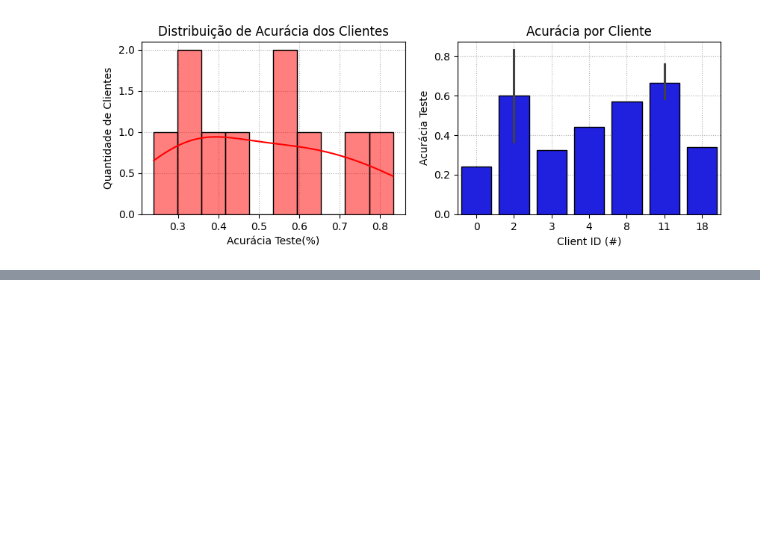
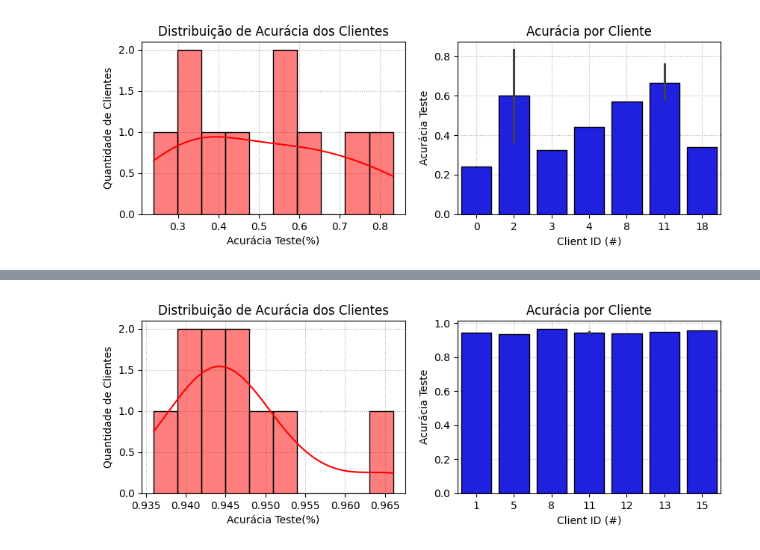
Before and after one commit to samuelpsouza/distributed-computing, a Jupyter notebook: lab09/cross_device.ipynb, the cells around one changed output, grey strips where cells are left out. Drawn from its saved outputs; the diff is of its cells as text; code cells hidden in the pictures; blank space fills up the shorter version.

```diff
--- a/lab09/cross_device.ipynb
+++ b/lab09/cross_device.ipynb
@@ -494,0 +614,18 @@ for _ in range(2):
+# %%
+fig, ax = plt.subplots(1, 2, figsize=(10, 3))
+sns.histplot(x=df_test['acc'].values[-10:], kde=True, color='r', bins=10, ax=ax[0])
+sns.barplot(x=df_test['cid'].values[-10:], y=df_test['acc'].values[-10:], color='b', ec='k', ax=ax[1])
+
+ax[0].set_title('Distribuição de Acurácia dos Clientes')
+ax[0].set_ylabel('Quantidade de Clientes')
+ax[0].set_xlabel('Acurácia Teste(%)')
+
+ax[1].set_title('Acurácia por Cliente')
+ax[1].set_ylabel('Acurácia Teste')
+ax[1].set_xlabel('Client ID (#)')
+
+for _ in range(2):
+  ax[_].grid(True, linestyle=':')
+  ax[_].set_axisbelow(True)
+# %% [output]
+[figure, added]
```
Also changed, not shown: parts of 6 cells of this notebook.
